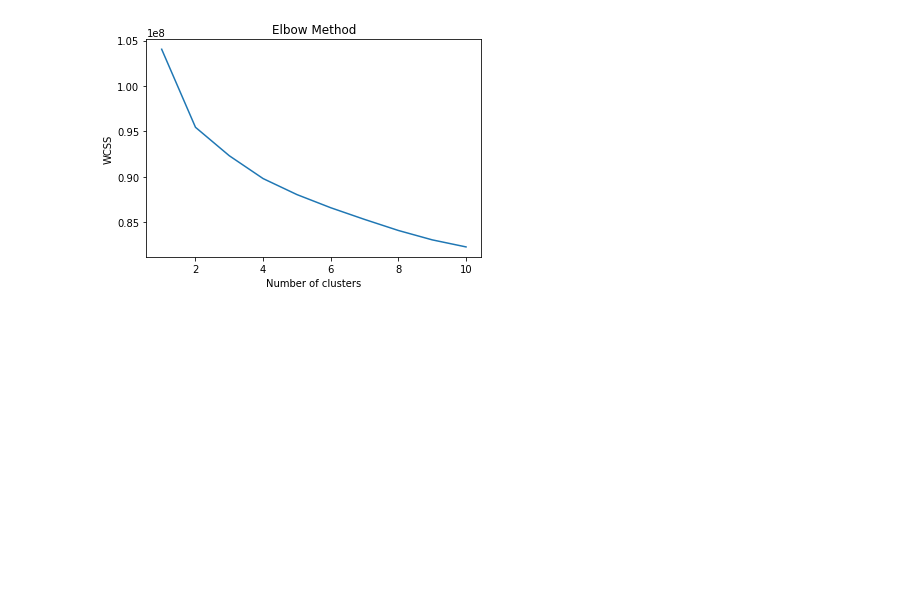
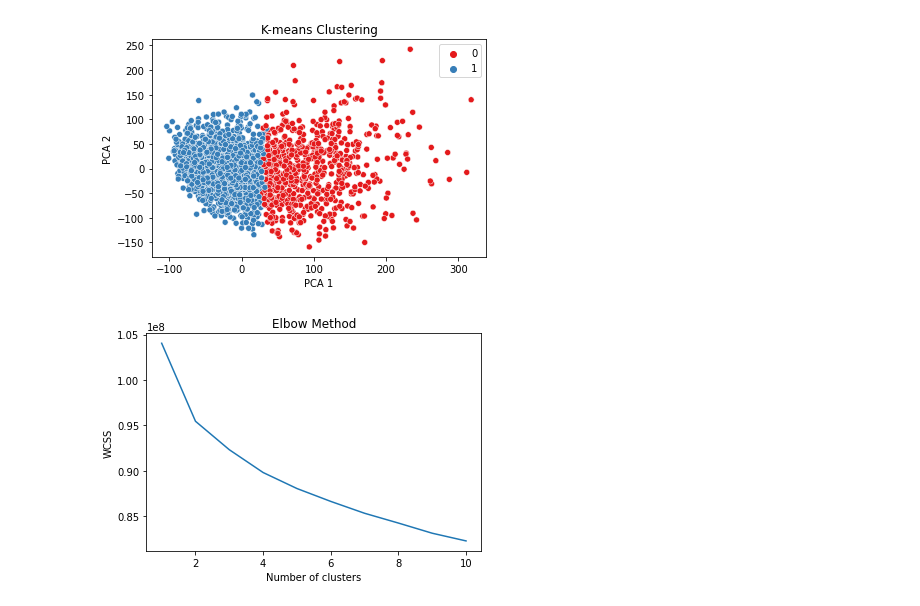
Before and after one commit to raja-7-c/spear4med-Raja, a Jupyter notebook: Hematoxylin-brown_score/H_BROWN_kmeans_clustering_vggnet (1).ipynb, the cells around one changed output. Drawn from its saved outputs; the diff is of its cells as text; code cells hidden in the pictures; blank space fills up the shorter version.

```diff
--- a/Hematoxylin-brown_score/H_BROWN_kmeans_clustering_vggnet (1).ipynb
+++ b/Hematoxylin-brown_score/H_BROWN_kmeans_clustering_vggnet (1).ipynb
@@ -184,3 +201,18 @@ plt.show()
+# %%
+import seaborn as sns
+
+# Perform PCA for visualization purposes
+pca = PCA(n_components=2)
+feature_vectors_pca = pca.fit_transform(feature_vectors)
+
+# Create a scatter plot of the feature vectors with different colors for each cluster
+sns.scatterplot(x=feature_vectors_pca[:, 0], y=feature_vectors_pca[:, 1], hue=kmeans.labels_,palette='Set1',legend='full')
+plt.title("K-means Clustering")
+plt.xlabel("PCA 1")
+plt.ylabel("PCA 2")
+plt.show()
+# %% [output]
+[figure, added]
 # %%
 from sklearn.cluster import KMeans
 
```
Also changed, not shown: parts of 8 cells of this notebook.
